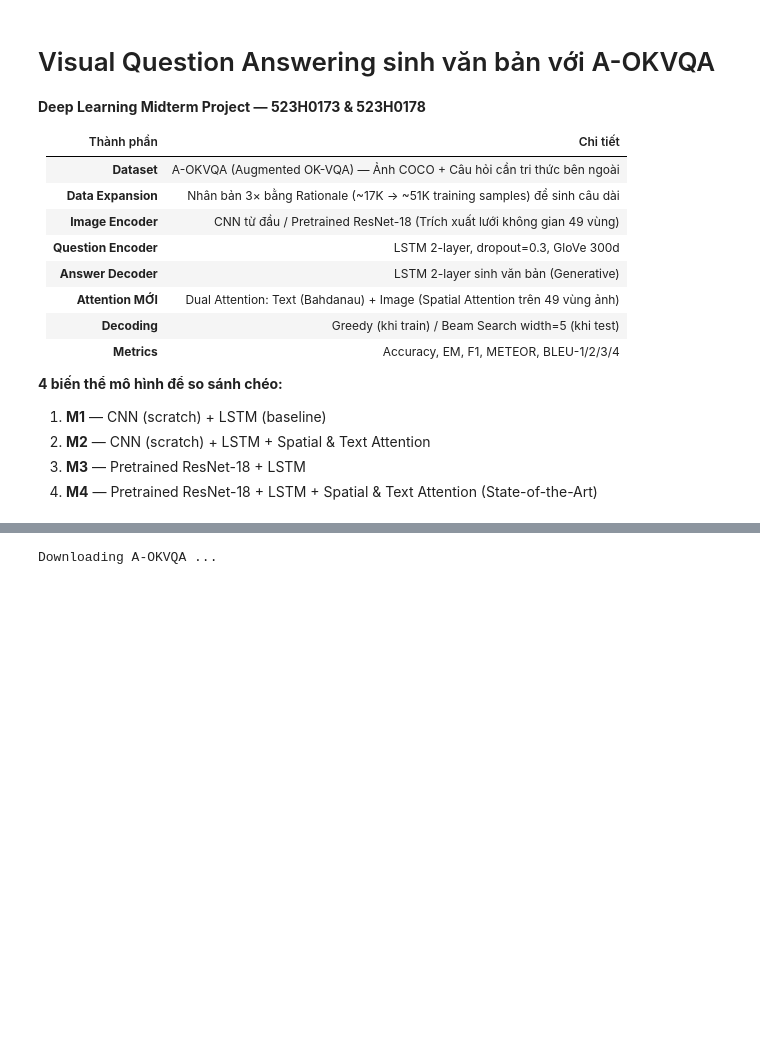
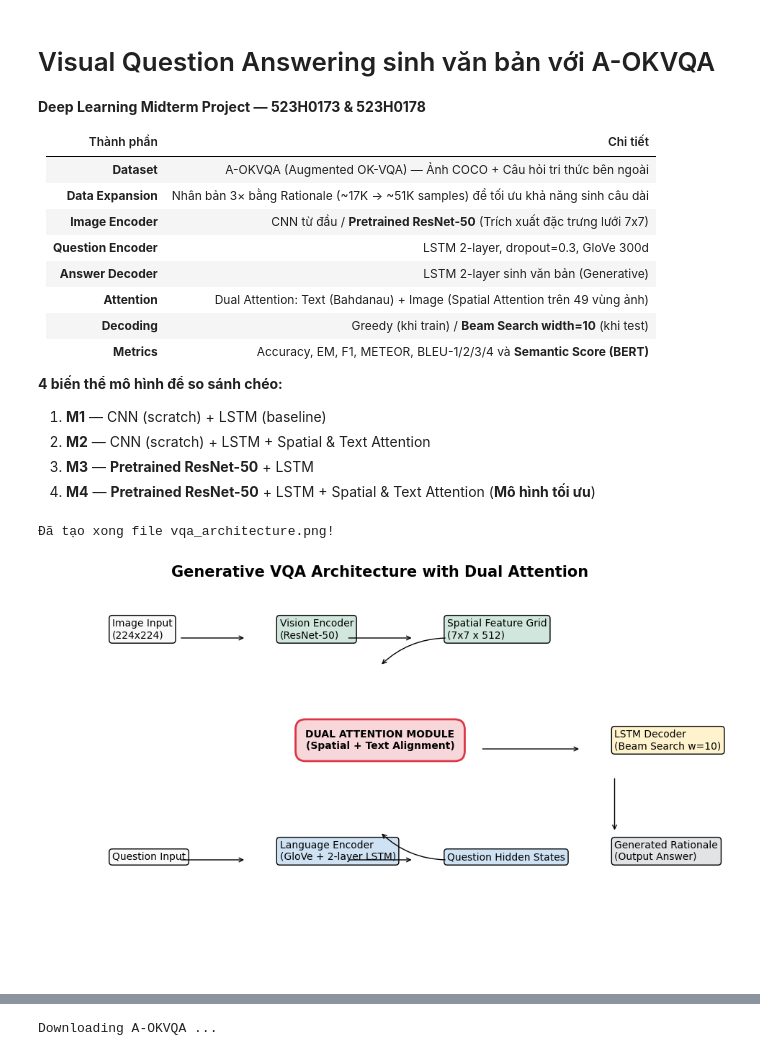
Before and after one commit to QuangVoAI/DL_VQA_Project, a Jupyter notebook: VQA.ipynb, the cells around one changed output, grey strips where cells are left out. Drawn from its saved outputs; the diff is of its cells as text; code cells hidden in the pictures; blank space fills up the shorter version.

Commit message:
feat_improve training model

```diff
--- a/VQA.ipynb
+++ b/VQA.ipynb
@@ -5,20 +5,71 @@
 
 | Thành phần | Chi tiết |
 |-----------|--------|
-| **Dataset** | A-OKVQA (Augmented OK-VQA) — Ảnh COCO + Câu hỏi cần tri thức bên ngoài |
-| **Data Expansion** | Nhân bản 3× bằng Rationale (~17K → ~51K training samples) để sinh câu dài |
-| **Image Encoder** | CNN từ đầu / Pretrained ResNet-18 (Trích xuất lưới không gian 49 vùng) |
+| **Dataset** | A-OKVQA (Augmented OK-VQA) — Ảnh COCO + Câu hỏi tri thức bên ngoài |
+| **Data Expansion** | Nhân bản 3× bằng Rationale (~17K → ~51K samples) để tối ưu khả năng sinh câu dài |
+| **Image Encoder** | CNN từ đầu / **Pretrained ResNet-50** (Trích xuất đặc trưng lưới 7x7) |
 | **Question Encoder** | LSTM 2-layer, dropout=0.3, GloVe 300d |
 | **Answer Decoder** | LSTM 2-layer sinh văn bản (Generative) |
-| **Attention MỚI** | Dual Attention: Text (Bahdanau) + Image (Spatial Attention trên 49 vùng ảnh) |
-| **Decoding** | Greedy (khi train) / Beam Search width=5 (khi test) |
-| **Metrics** | Accuracy, EM, F1, METEOR, BLEU-1/2/3/4 |
+| **Attention** | Dual Attention: Text (Bahdanau) + Image (Spatial Attention trên 49 vùng ảnh) |
+| **Decoding** | Greedy (khi train) / **Beam Search width=10** (khi test) |
+| **Metrics** | Accuracy, EM, F1, METEOR, BLEU-1/2/3/4 và **Semantic Score (BERT)** |
 
 **4 biến thể mô hình để so sánh chéo:**
 1. **M1** — CNN (scratch) + LSTM (baseline)
 2. **M2** — CNN (scratch) + LSTM + Spatial & Text Attention
-3. **M3** — Pretrained ResNet-18 + LSTM
-4. **M4** — Pretrained ResNet-18 + LSTM + Spatial & Text Attention (State-of-the-Art)
+3. **M3** — **Pretrained ResNet-50** + LSTM
+4. **M4** — **Pretrained ResNet-50** + LSTM + Spatial & Text Attention (**Mô hình tối ưu**)
+# %%
+import matplotlib.pyplot as plt
+
+def create_vqa_diagram():
+    fig, ax = plt.subplots(figsize=(12, 7))
+    ax.set_xlim(0, 10)
+    ax.set_ylim(0, 7)
+    ax.axis('off')
+
+    # Định nghĩa các style cho hộp
+    box_props = dict(boxstyle='round,pad=0.5', facecolor='white', edgecolor='black', linewidth=1.5)
+
+    # Vẽ các khối thành phần
+    # Nhánh Hình ảnh
+    ax.text(1, 6, "Image Input\n(224x224)", bbox=dict(boxstyle='round', facecolor='#f9f9f9'))
+    ax.annotate('', xy=(3, 6), xytext=(2, 6), arrowprops=dict(arrowstyle='->'))
+    ax.text(3.5, 6, "Vision Encoder\n(ResNet-50)", bbox=dict(boxstyle='round', facecolor='#d1e7dd'))
+    ax.annotate('', xy=(5.5, 6), xytext=(4.5, 6), arrowprops=dict(arrowstyle='->'))
+    ax.text(6, 6, "Spatial Feature Grid\n(7x7 x 512)", bbox=dict(boxstyle='round', facecolor='#d1e7dd'))
+
+    # Nhánh Câu hỏi
+    ax.text(1, 2, "Question Input", bbox=dict(boxstyle='round', facecolor='#f9f9f9'))
+    ax.annotate('', xy=(3, 2), xytext=(2, 2), arrowprops=dict(arrowstyle='->'))
+    ax.text(3.5, 2, "Language Encoder\n(GloVe + 2-layer LSTM)", bbox=dict(boxstyle='round', facecolor='#cfe2f3'))
+    ax.annotate('', xy=(5.5, 2), xytext=(4.5, 2), arrowprops=dict(arrowstyle='->'))
+    ax.text(6, 2, "Question Hidden States", bbox=dict(boxstyle='round', facecolor='#cfe2f3'))
+
+    # Khối Dual Attention
+    ax.text(5, 4, "DUAL ATTENTION MODULE\n(Spatial + Text Alignment)",
+            bbox=dict(boxstyle='round,pad=1', facecolor='#f8d7da', edgecolor='#dc3545', linewidth=2),
+            ha='center', fontweight='bold')
+
+    # Mũi tên dẫn vào Attention
+    ax.annotate('', xy=(5, 5.5), xytext=(6, 6), arrowprops=dict(arrowstyle='->', connectionstyle="arc3,rad=.2"))
+    ax.annotate('', xy=(5, 2.5), xytext=(6, 2), arrowprops=dict(arrowstyle='->', connectionstyle="arc3,rad=-.2"))
+
+    # Nhánh Decoder
+    ax.annotate('', xy=(8, 4), xytext=(6.5, 4), arrowprops=dict(arrowstyle='->'))
+    ax.text(8.5, 4, "LSTM Decoder\n(Beam Search w=10)", bbox=dict(boxstyle='round', facecolor='#fff3cd'))
+
+    ax.annotate('', xy=(8.5, 2.5), xytext=(8.5, 3.5), arrowprops=dict(arrowstyle='->'))
+    ax.text(8.5, 2, "Generated Rationale\n(Output Answer)", bbox=dict(boxstyle='round', facecolor='#e2e3e5'))
+
+    plt.title("Generative VQA Architecture with Dual Attention", fontsize=15, fontweight='bold')
+    plt.savefig('vqa_architecture.png', dpi=300, bbox_inches='tight')
+    print("Đã tạo xong file vqa_architecture.png!")
+
+create_vqa_diagram()
+# %% [output]
+Đã tạo xong file vqa_architecture.png!
+[figure, added]
 # %%
 import sys
 import os
```
Also changed, not shown: parts of 18 cells of this notebook, 15 other files.
